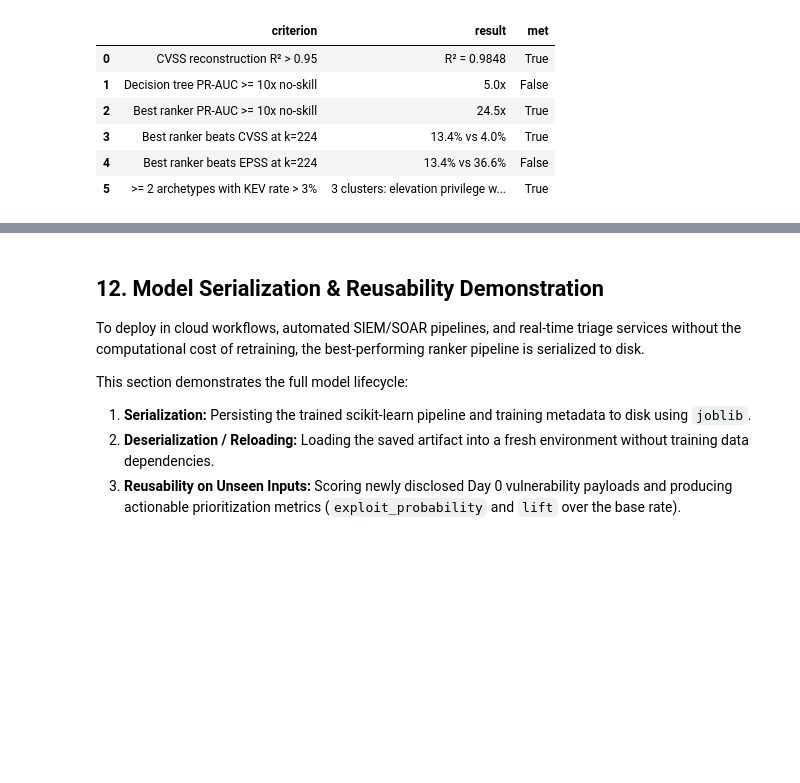
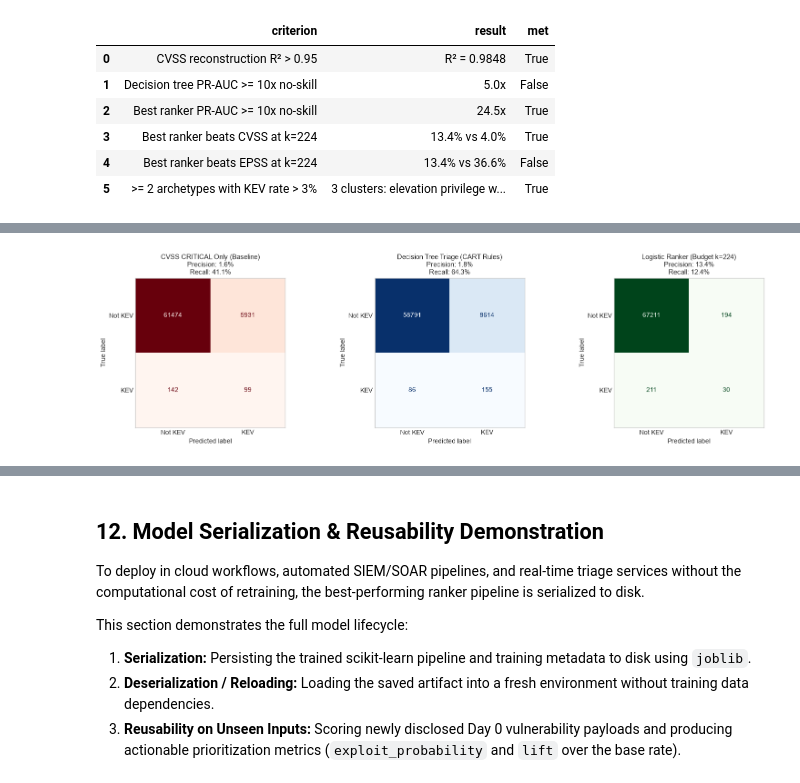
Before and after one commit to Someshwar-S-oss/mlcs-final-project, a Jupyter notebook: patch_priority.ipynb, the cells around one changed output, grey strips where cells are left out. Drawn from its saved outputs; the diff is of its cells as text; code cells hidden in the pictures; blank space fills up the shorter version.

```diff
--- a/patch_priority.ipynb
+++ b/patch_priority.ipynb
@@ -329,0 +337,70 @@ display(summary)
+# %%
+from sklearn.metrics import confusion_matrix, ConfusionMatrixDisplay
+
+# 1. Baseline: CVSS CRITICAL only
+y_pred_crit = (test_df['best_cvss_base_severity'] == 'CRITICAL').values.astype(int)
+cm_crit = confusion_matrix(y_test, y_pred_crit)
+
+# 2. Decision Tree Triage Policy (cost-sensitive CART)
+y_pred_dt = dt_pipe.predict(test_df[FEATURES])
+cm_dt = confusion_matrix(y_test, y_pred_dt)
+
+# 3. Production Ranker (Logistic Regression at equal-effort budget k=224)
+y_prob_lr = lr_pipe.predict_proba(test_df[FEATURES])[:, 1]
+top_k_idx = np.argsort(y_prob_lr)[::-1][:k]
+y_pred_lr_k = np.zeros_like(y_test)
+y_pred_lr_k[top_k_idx] = 1
+cm_lr_k = confusion_matrix(y_test, y_pred_lr_k)
+
+fig, axes = plt.subplots(1, 3, figsize=(16, 4.5))
+
+policies = [
+    ('CVSS CRITICAL Only (Baseline)', cm_crit, axes[0], 'Reds',
+     f"Precision: {cm_crit[1, 1] / (cm_crit[0, 1] + cm_crit[1, 1]):.1%}\nRecall: {cm_crit[1, 1] / (cm_crit[1, 0] + cm_crit[1, 1]):.1%}"),
+    ('Decision Tree Triage (CART Rules)', cm_dt, axes[1], 'Blues',
+     f"Precision: {dt_metrics['precision']:.1%}\nRecall: {dt_metrics['recall']:.1%}"),
+    (f'Logistic Ranker (Budget k={k})', cm_lr_k, axes[2], 'Greens',
+     f"Precision: {lr_metrics[f'precision@{k}']:.1%}\nRecall: {lr_metrics[f'recall@{k}']:.1%}"),
+]
+
+for title, cm, ax, cmap, stats in policies:
+    disp = ConfusionMatrixDisplay(confusion_matrix=cm, display_labels=['Not KEV', 'KEV'])
+    disp.plot(ax=ax, cmap=cmap, colorbar=False, values_format='d')
+    ax.set_title(f"{title}\n{stats}", fontsize=11)
+    ax.grid(False)
+
+plt.tight_layout()
+plt.show()
+
+cm_summary = pd.DataFrame([
+    {
+        'Policy': 'CVSS CRITICAL Only',
+        'True Positives (KEV caught)': cm_crit[1, 1],
+        'False Positives (Wasted effort)': cm_crit[0, 1],
+        'False Negatives (Missed exploits)': cm_crit[1, 0],
+        'True Negatives (Correctly deferred)': cm_crit[0, 0],
+        'Precision': cm_crit[1, 1] / (cm_crit[0, 1] + cm_crit[1, 1]),
+        'Recall': cm_crit[1, 1] / (cm_crit[1, 0] + cm_crit[1, 1]),
+    },
+    {
+        'Policy': 'Decision Tree (Auditable)',
+        'True Positives (KEV caught)': cm_dt[1, 1],
+        'False Positives (Wasted effort)': cm_dt[0, 1],
+        'False Negatives (Missed exploits)': cm_dt[1, 0],
+        'True Negatives (Correctly deferred)': cm_dt[0, 0],
+        'Precision': dt_metrics['precision'],
+        'Recall': dt_metrics['recall'],
+    },
+    {
+        'Policy': f'Logistic Ranker (Top {k})',
+        'True Positives (KEV caught)': cm_lr_k[1, 1],
+        'False Positives (Wasted effort)': cm_lr_k[0, 1],
+        'False Negatives (Missed exploits)': cm_lr_k[1, 0],
+        'True Negatives (Correctly deferred)': cm_lr_k[0, 0],
+        'Precision': lr_metrics[f'precision@{k}'],
+        'Recall': lr_metrics[f'recall@{k}'],
+    },
+])
+display(cm_summary.round({'Precision': 4, 'Recall': 4}))
+# %% [output]
+[figure, added]
```
Also changed, not shown: parts of 3 cells of this notebook, 2 other files.
